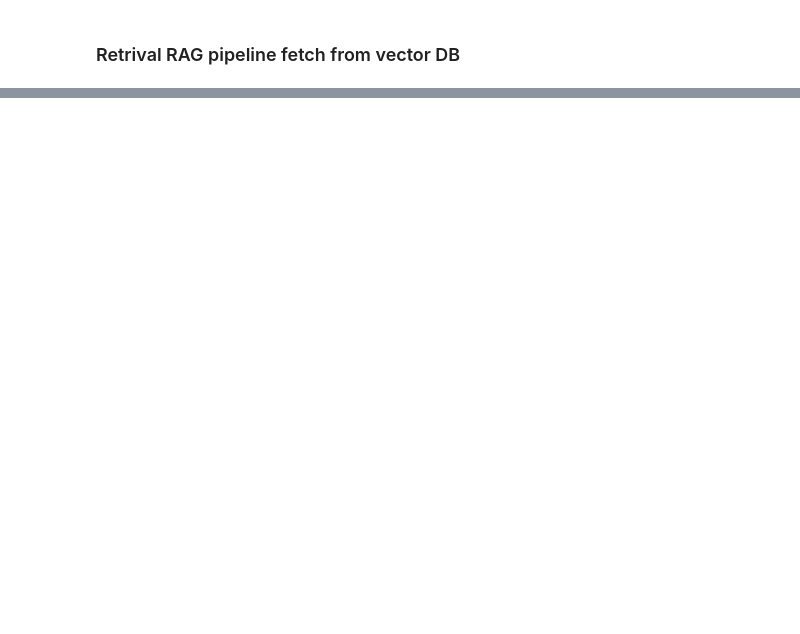
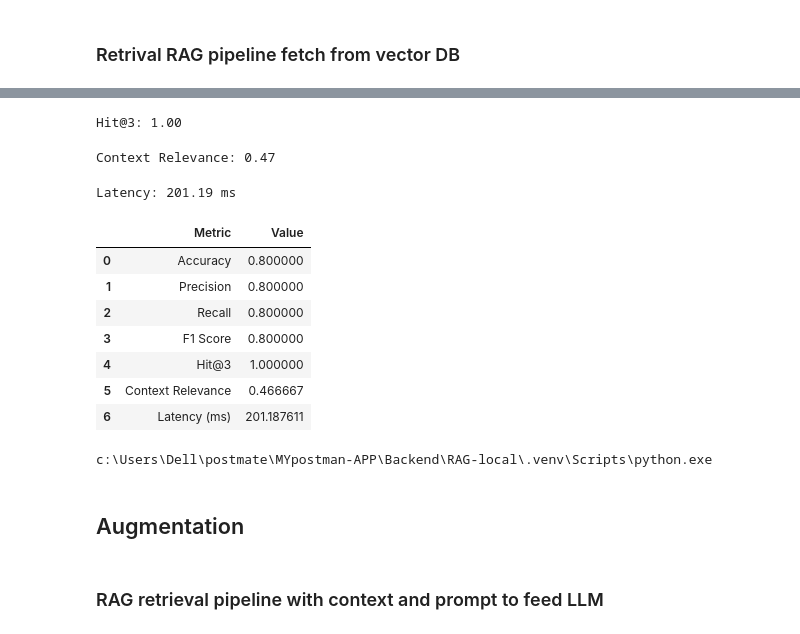
Before and after one commit to ashish0229/MYpostman-APP, a Jupyter notebook: Backend/RAG-local/notebook/documents.ipynb, the cells around one changed output, grey strips where cells are left out. Saved outputs shown, nothing was run; the diff lists cells and outputs as text; code cells hidden in the pictures; blank space fills up the shorter version.

```diff
--- a/Backend/RAG-local/notebook/documents.ipynb
+++ b/Backend/RAG-local/notebook/documents.ipynb
@@ -351,0 +431,70 @@ Total retrieved: 0 documents after applying score threshold.
+# %%
+def hit_at_k(ground_truth, retrieved, k=3):
+    hits = 0
+    for gt, ret in zip(ground_truth, retrieved):
+        if gt in ret[:k]:
+            hits += 1
+    return hits / len(ground_truth)
+
+hit_k = hit_at_k(ground_truth, retrieved, k=3)
+
+print(f"Hit@3: {hit_k:.2f}")
+# %% [output]
+Hit@3: 1.00
+# %%
+# Simulated relevance (1 = relevant, 0 = not)
+relevance_scores = [
+    [1, 0, 0],
+    [0, 1, 0],
+    [1, 1, 0],
+    [0, 0, 1],
+    [0, 1, 1]
+]
+
+relevant = sum(sum(r) for r in relevance_scores)
+total = len(relevance_scores) * 3
+
+context_relevance = relevant / total
+
+print(f"Context Relevance: {context_relevance:.2f}")
+# %% [output]
+Context Relevance: 0.47
+# %%
+def simulate_rag():
+    time.sleep(0.2)  # simulate processing delay
+    return "response"
+
+start = time.time()
+simulate_rag()
+end = time.time()
+
+latency = (end - start) * 1000  # ms
+
+print(f"Latency: {latency:.2f} ms")
+# %% [output]
+Latency: 201.19 ms
+# %%
+results = pd.DataFrame({
+    "Metric": ["Accuracy", "Precision", "Recall", "F1 Score", "Hit@3", "Context Relevance", "Latency (ms)"],
+    "Value": [accuracy, precision, recall, f1, hit_k, context_relevance, latency]
+})
+
+results
+# %% [output]
+|  | Metric | Value |
+| 0 | Accuracy | 0.800000 |
+| 1 | Precision | 0.800000 |
+| 2 | Recall | 0.800000 |
+| 3 | F1 Score | 0.800000 |
+| 4 | Hit@3 | 1.000000 |
+| 5 | Context Relevance | 0.466667 |
+| 6 | Latency (ms) | 201.187611 |
+# %%
+import sys
+print(sys.executable)
+# %% [output]
+c:\Users\Dell\postmate\MYpostman-APP\Backend\RAG-local\.venv\Scripts\python.exe
+# %% [markdown]
+## Augmentation
+# %% [markdown]
+### RAG retrieval pipeline with context and prompt to feed LLM
```
Also changed, not shown: parts of 14 cells of this notebook, 21 other files.
